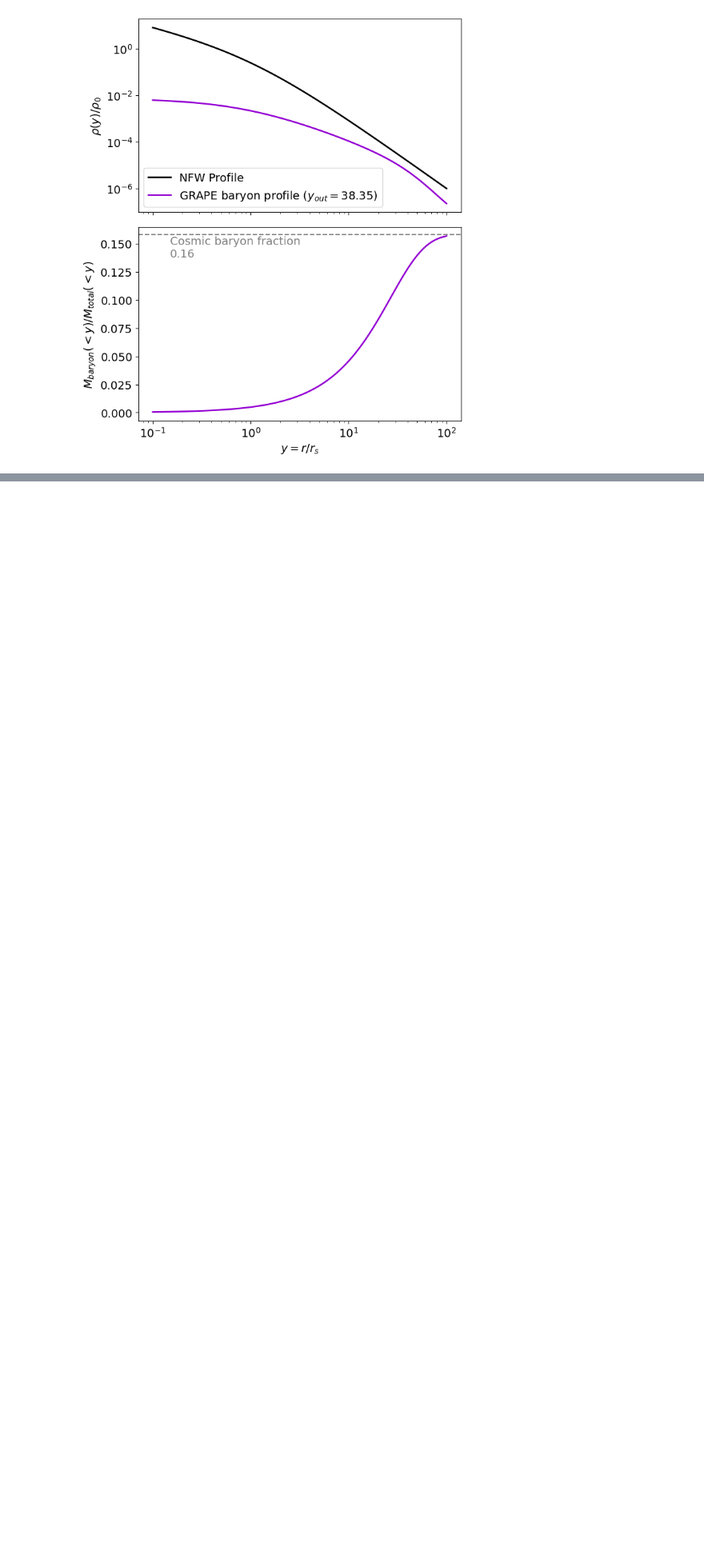
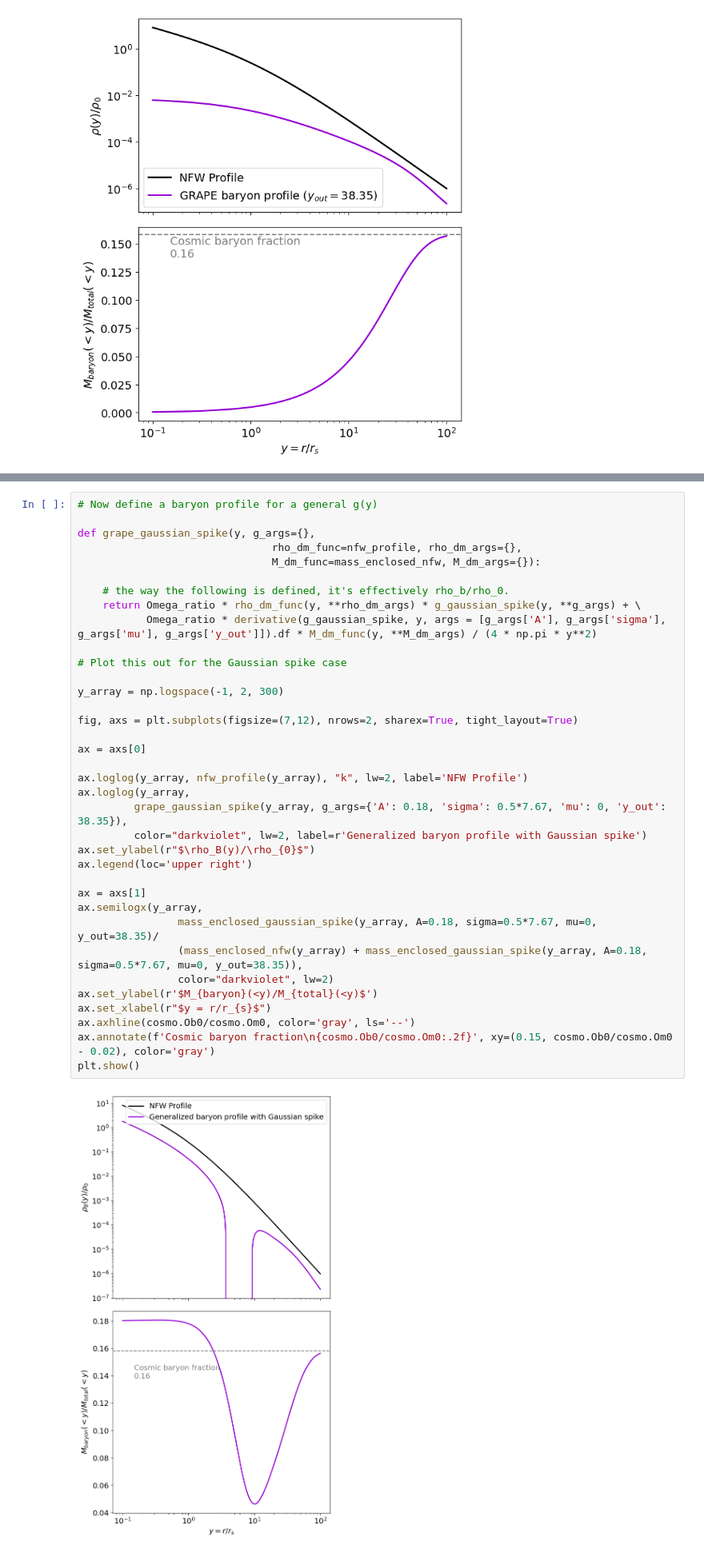
Before and after one commit to FRBs/FRB, a Jupyter notebook: docs/nb/generalized_halo_profile.ipynb, the cells around one changed output, grey strips where cells are left out. Shown at 80% size. Cells and saved outputs as stored; diff of their text form; blank space fills up the shorter version.

```diff
--- a/docs/nb/generalized_halo_profile.ipynb
+++ b/docs/nb/generalized_halo_profile.ipynb
@@ -198,0 +241,38 @@ plt.show()
+# %%
+# Now define a baryon profile for a general g(y)
+
+def grape_gaussian_spike(y, g_args={},
+                               rho_dm_func=nfw_profile, rho_dm_args={},
+                               M_dm_func=mass_enclosed_nfw, M_dm_args={}):
+
+    # the way the following is defined, it's effectively rho_b/rho_0.
+    return Omega_ratio * rho_dm_func(y, **rho_dm_args) * g_gaussian_spike(y, **g_args) + \
+           Omega_ratio * derivative(g_gaussian_spike, y, args = [g_args['A'], g_args['sigma'], g_args['mu'], g_args['y_out']]).df * M_dm_func(y, **M_dm_args) / (4 * np.pi * y**2)
+
+# Plot this out for the Gaussian spike case
+
+y_array = np.logspace(-1, 2, 300)
+
+fig, axs = plt.subplots(figsize=(7,12), nrows=2, sharex=True, tight_layout=True)
+
+ax = axs[0]
+
+ax.loglog(y_array, nfw_profile(y_array), "k", lw=2, label='NFW Profile')
+ax.loglog(y_array,
+         grape_gaussian_spike(y_array, g_args={'A': 0.18, 'sigma': 0.5*7.67, 'mu': 0, 'y_out': 38.35}),
+         color="darkviolet", lw=2, label=r'Generalized baryon profile with Gaussian spike')
+ax.set_ylabel(r"$\rho_B(y)/\rho_{0}$")
+ax.legend(loc='upper right')
+
+ax = axs[1]
+ax.semilogx(y_array,
+                mass_enclosed_gaussian_spike(y_array, A=0.18, sigma=0.5*7.67, mu=0, y_out=38.35)/
+                (mass_enclosed_nfw(y_array) + mass_enclosed_gaussian_spike(y_array, A=0.18, sigma=0.5*7.67, mu=0, y_out=38.35)),
+                color="darkviolet", lw=2)
+ax.set_ylabel(r'$M_{baryon}(<y)/M_{total}(<y)$')
+ax.set_xlabel(r"$y = r/r_{s}$")
+ax.axhline(cosmo.Ob0/cosmo.Om0, color='gray', ls='--')
+ax.annotate(f'Cosmic baryon fraction\n{cosmo.Ob0/cosmo.Om0:.2f}', xy=(0.15, cosmo.Ob0/cosmo.Om0 - 0.02), color='gray')
+plt.show()
+# %% [output]
+[figure, added]
```
Also changed, not shown: parts of 7 cells of this notebook.
